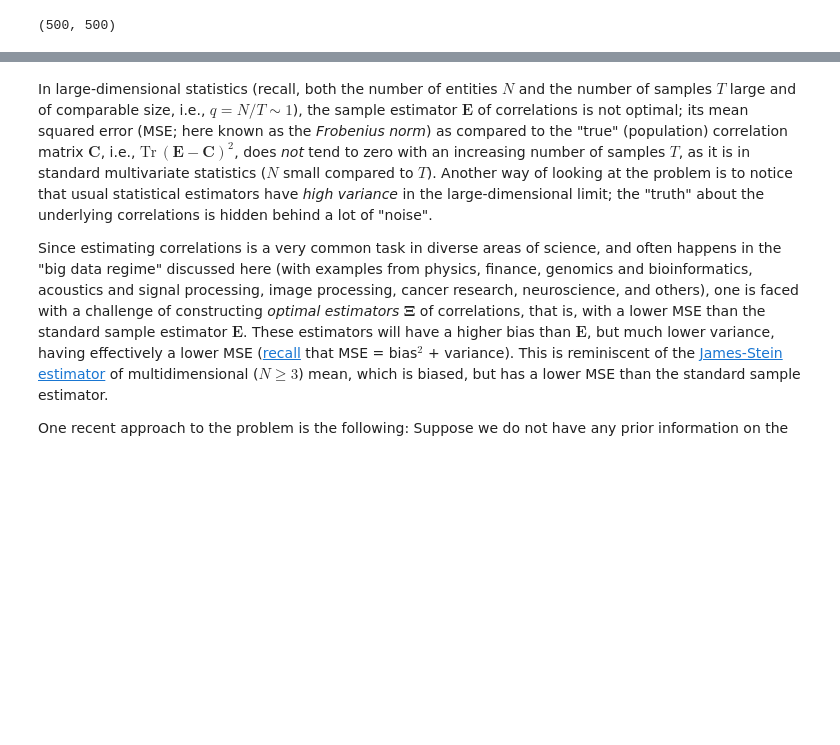
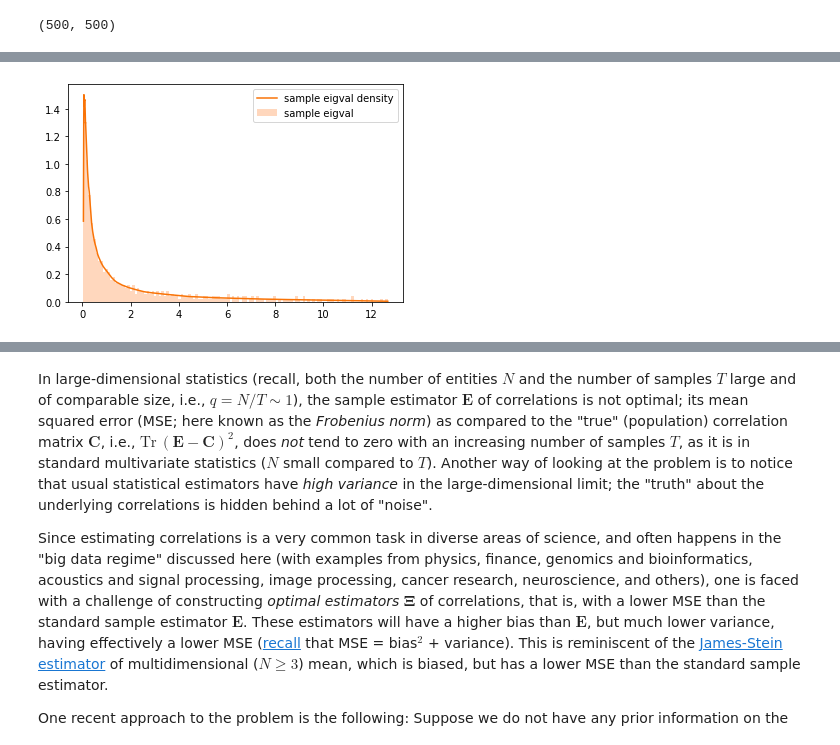
Before and after one commit to yedrek/shrinkage, a Jupyter notebook: shrinkage_user_guide.ipynb, the cells around one changed output, grey strips where cells are left out. Saved outputs shown, nothing was run; the diff lists cells and outputs as text; code cells hidden in the pictures; blank space fills up the shorter version.

```diff
--- a/shrinkage_user_guide.ipynb
+++ b/shrinkage_user_guide.ipynb
@@ -329 +418,8 @@ Finally, the `SampleEigenvalues` class has a simple method `hist` to plot a hist
+# %%
+sample_1.hist(
+    show_lambdas=True,
+    show_lambdas_density=True,
+)
+# %% [output]
+[figure, added]
 # %%
```
Also changed, not shown: parts of 481 cells of this notebook, 31 other files.
